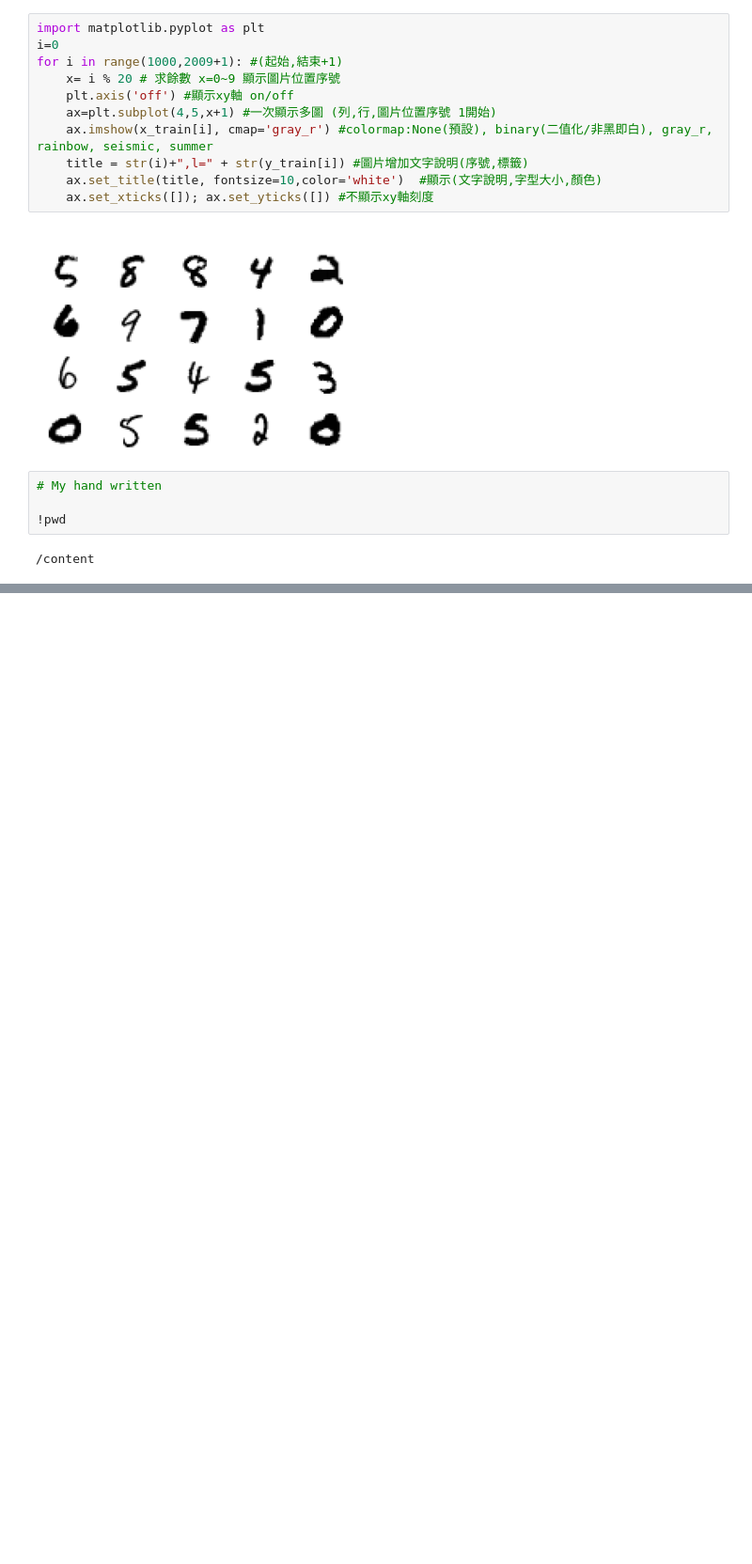
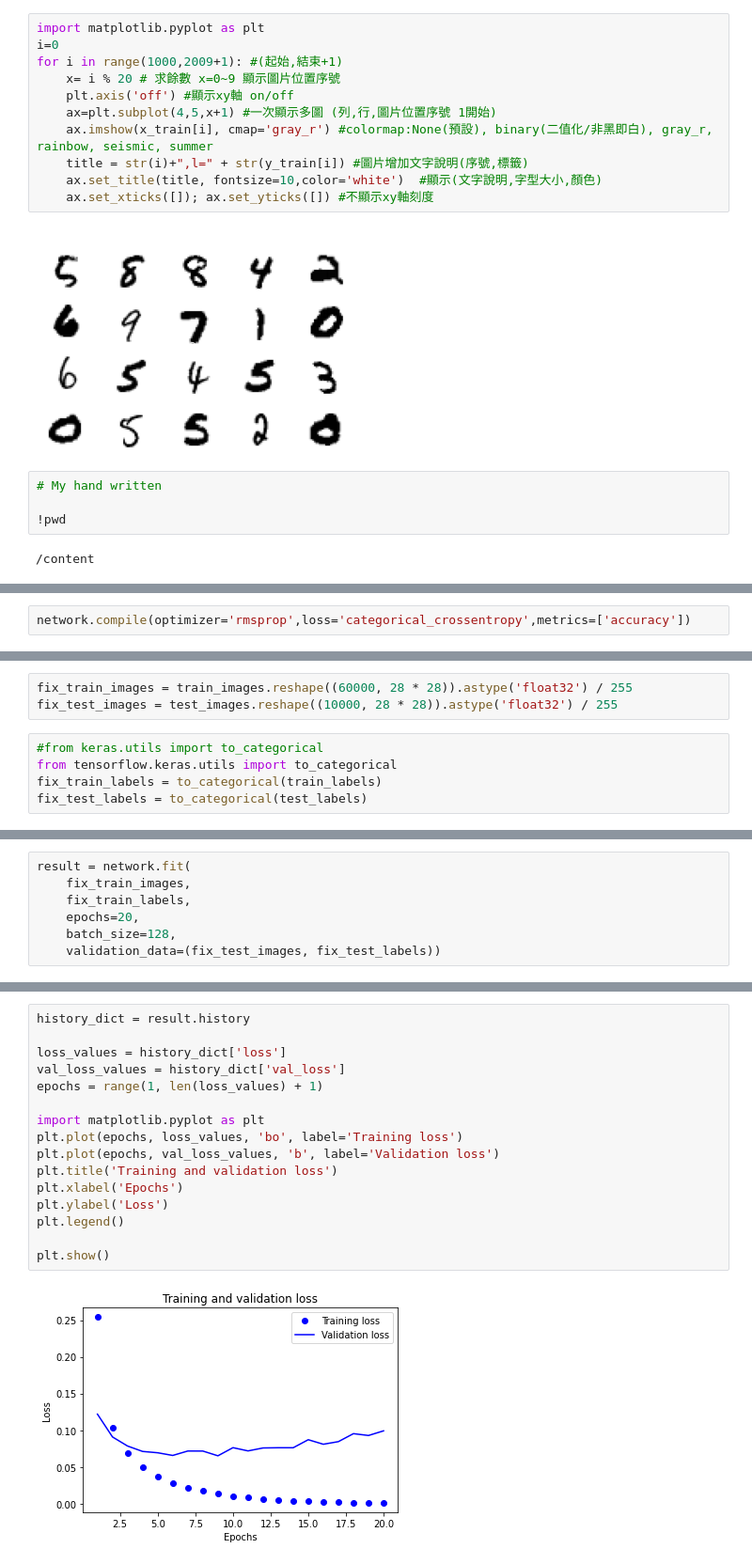
Before and after one commit to Grace-TA/AI2021, a Jupyter notebook: 10_MNIST/ColabMNIST20211020.ipynb, the cells around one changed output, grey strips where cells are left out. Shown at 94% size. Saved outputs shown, nothing was run; the diff lists cells and outputs as text; blank space fills up the shorter version.

```diff
--- a/10_MNIST/ColabMNIST20211020.ipynb
+++ b/10_MNIST/ColabMNIST20211020.ipynb
@@ -178,0 +179,2 @@ for i in range(1000,2009+1): #(起始,結束+1)
+# %%
+network.compile(optimizer='rmsprop',loss='categorical_crossentropy',metrics=['accuracy'])
@@ -178,0 +190,8 @@ for i in range(1000,2009+1): #(起始,結束+1)
+# %%
+fix_train_images = train_images.reshape((60000, 28 * 28)).astype('float32') / 255
+fix_test_images = test_images.reshape((10000, 28 * 28)).astype('float32') / 255
+# %%
+#from keras.utils import to_categorical
+from tensorflow.keras.utils import to_categorical
+fix_train_labels = to_categorical(train_labels)
+fix_test_labels = to_categorical(test_labels)
@@ -178,0 +200,7 @@ for i in range(1000,2009+1): #(起始,結束+1)
+# %%
+result = network.fit(
+    fix_train_images,
+    fix_train_labels,
+    epochs=20,
+    batch_size=128,
+    validation_data=(fix_test_images, fix_test_labels))
@@ -178,0 +225,18 @@ for i in range(1000,2009+1): #(起始,結束+1)
+# %%
+history_dict = result.history
+
+loss_values = history_dict['loss']
+val_loss_values = history_dict['val_loss']
+epochs = range(1, len(loss_values) + 1)
+
+import matplotlib.pyplot as plt
+plt.plot(epochs, loss_values, 'bo', label='Training loss')
+plt.plot(epochs, val_loss_values, 'b', label='Validation loss')
+plt.title('Training and validation loss')
+plt.xlabel('Epochs')
+plt.ylabel('Loss')
+plt.legend()
+
+plt.show()
+# %% [output]
+[figure, added]
```
Also changed, not shown: parts of 30 cells of this notebook.
